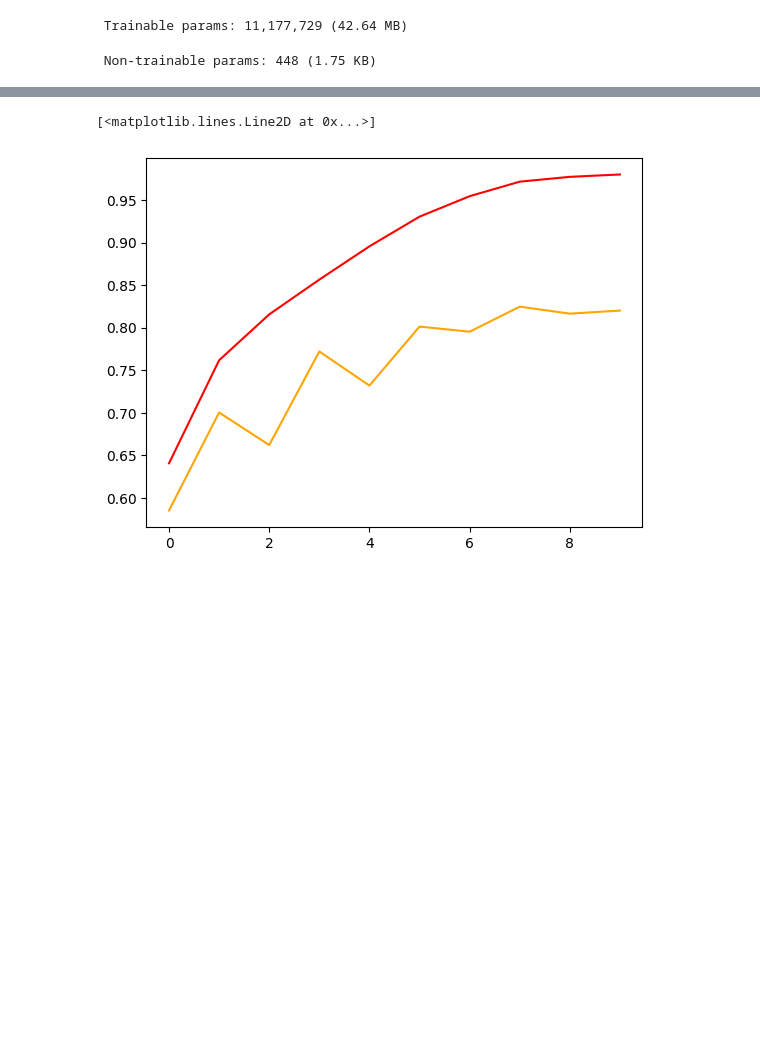
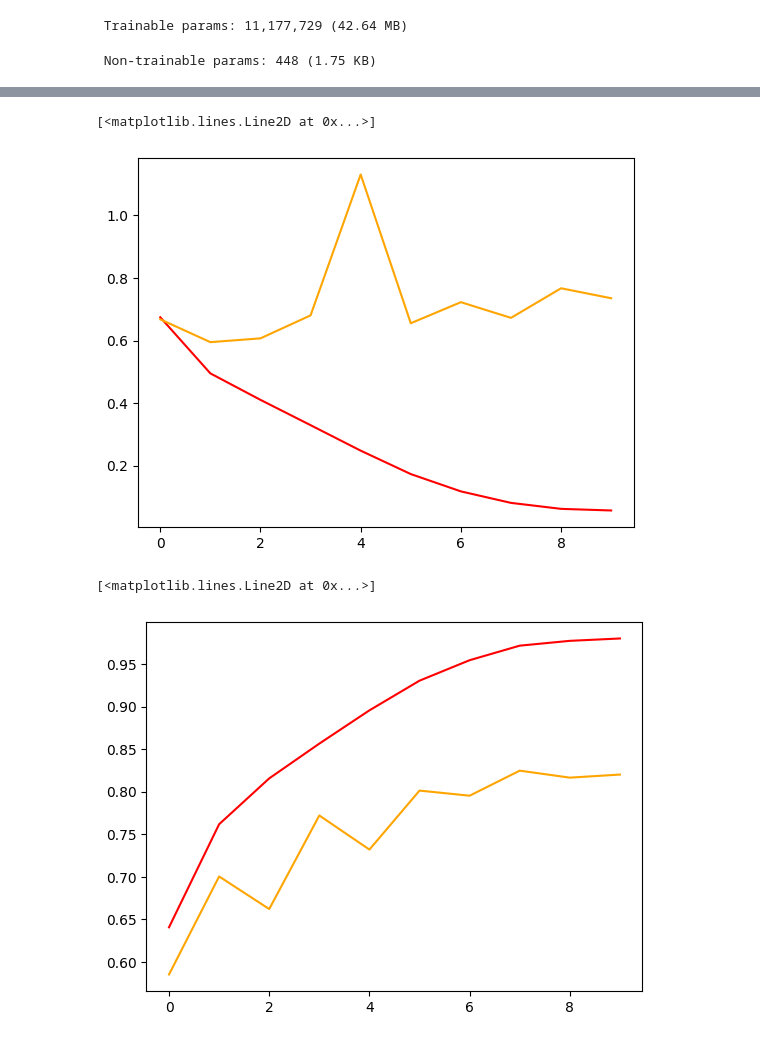
Before and after one commit to MhoOmm/DL_Learning, a Jupyter notebook: CNN-Projects/CatsV_SDogs.ipynb, the cells around one changed output, grey strips where cells are left out. Drawn from its saved outputs; the diff is of its cells as text; code cells hidden in the pictures; blank space fills up the shorter version.

```diff
--- a/CNN-Projects/CatsV_SDogs.ipynb
+++ b/CNN-Projects/CatsV_SDogs.ipynb
@@ -287,6 +283,9 @@ Epoch 10/10
 618/618 ━━━━━━━━━━━━━━━━━━━━ 45s 73ms/step - accuracy: 0.9797 - loss: 0.0589 - val_accuracy: 0.8201 - val_loss: 0.7353
 # %%
 import matplotlib.pyplot as plt
-# plt.plot(history2.history['loss'],color='red',label='train')
-# plt.plot(history2.history['val_loss'],color='orange',label='test')
+plt.plot(history2.history['loss'],color='red',label='train')
+plt.plot(history2.history['val_loss'],color='orange',label='test')
+# %% [output]
+[<matplotlib.lines.Line2D at 0x...>]
+[figure, added]
 # %%
```
Also changed, not shown: parts of 18 cells of this notebook.
